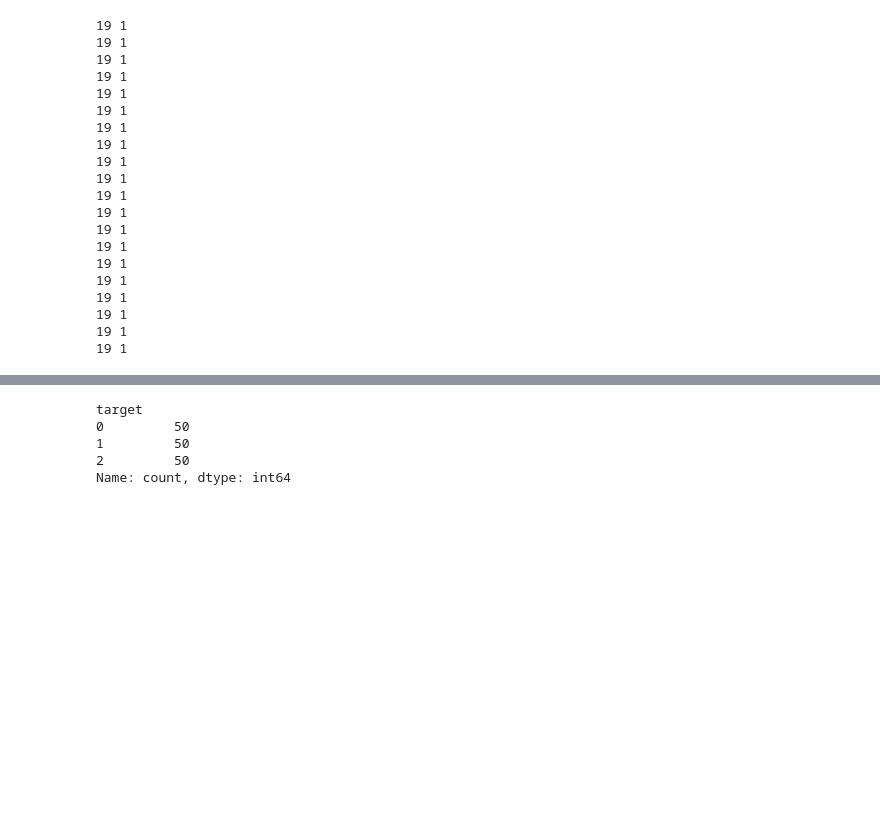
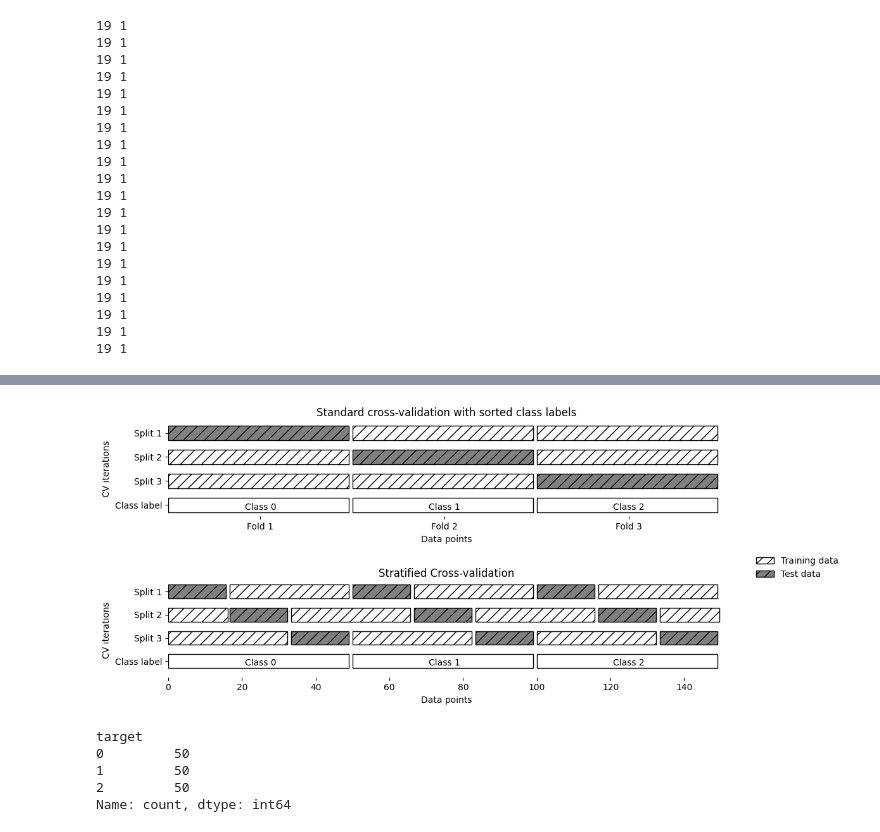
Before and after one commit to Hyunsoo-Ryan-Lee/ML_Lecture, a Jupyter notebook: 02.PreProcess/6.Split.ipynb, the cells around one changed output, grey strips where cells are left out. Cells and saved outputs as stored; diff of their text form; code cells hidden in the pictures; blank space fills up the shorter version.

```diff
--- a/02.PreProcess/6.Split.ipynb
+++ b/02.PreProcess/6.Split.ipynb
@@ -143,6 +143,10 @@ for train_index, test_index in loo.split(aa):
 - 원본 데이터의 클래스 분포를 먼저 고려한 뒤 이 분포와 동일하도록 데이터를 분할
 - 카드 이상 거래 데이터의 경우 정상거래(0)가 이상거래(1)에 비해 압도적으로 많다. 이 경우, 일반적인 K-Fold를 통해 데이터를 나눠주면 test dataset에 이상거래가 한 건도 포함이 안되는 경우가 발생할 수 있다.
 - 따라서 Stratified K-Fold를 통해 클래스별 분포를 고려한 데이터 분할이 되어야 한다.
+# %%
+mglearn.plots.plot_stratified_cross_validation()
+# %% [output]
+[figure, added]
 # %%
 from sklearn.datasets import load_iris
 from sklearn.model_selection import StratifiedKFold
```
Also changed, not shown: 3 other files.
